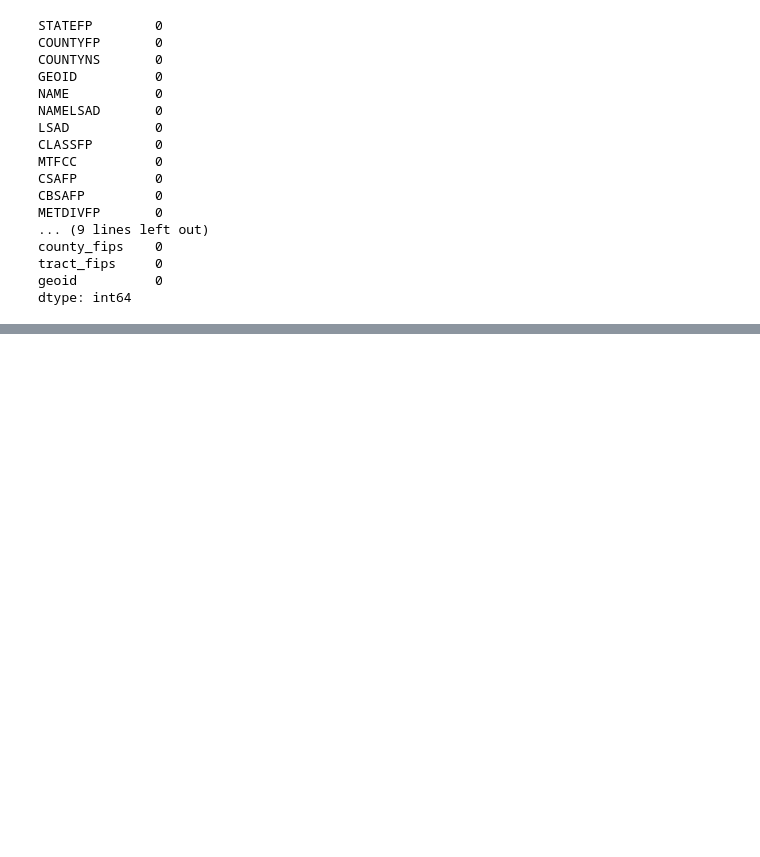
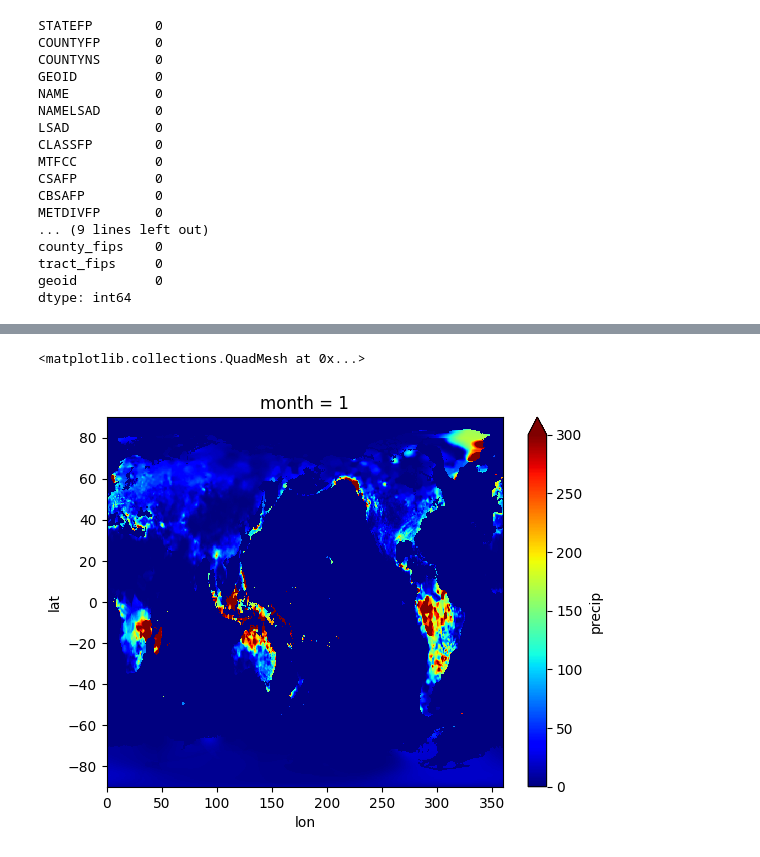
Before and after one commit to cliburn/learn-python-stats, a Jupyter notebook: Projec_Geospatial_Notes.ipynb, the cells around one changed output, grey strips where cells are left out. Drawn from its saved outputs; the diff is of its cells as text; code cells hidden in the pictures; blank space fills up the shorter version.

```diff
--- a/Projec_Geospatial_Notes.ipynb
+++ b/Projec_Geospatial_Notes.ipynb
@@ -189,0 +208,3 @@ map
+# %%
+ds2015 = xr.open_dataset('data/precip.2015.nc')
+ds2021 = xr.open_dataset('data/precip.2021.nc')
@@ -189,0 +250,6 @@ map
+# %%
+ds2015_mon = ds2015.groupby('time.month').sum()
+ds2015_mon.precip[0,:,:].plot(cmap='jet', vmax=300)
+# %% [output]
+<matplotlib.collections.QuadMesh at 0x...>
+[figure, added]
```
Also changed, not shown: parts of 17 cells of this notebook, 1 other file.
